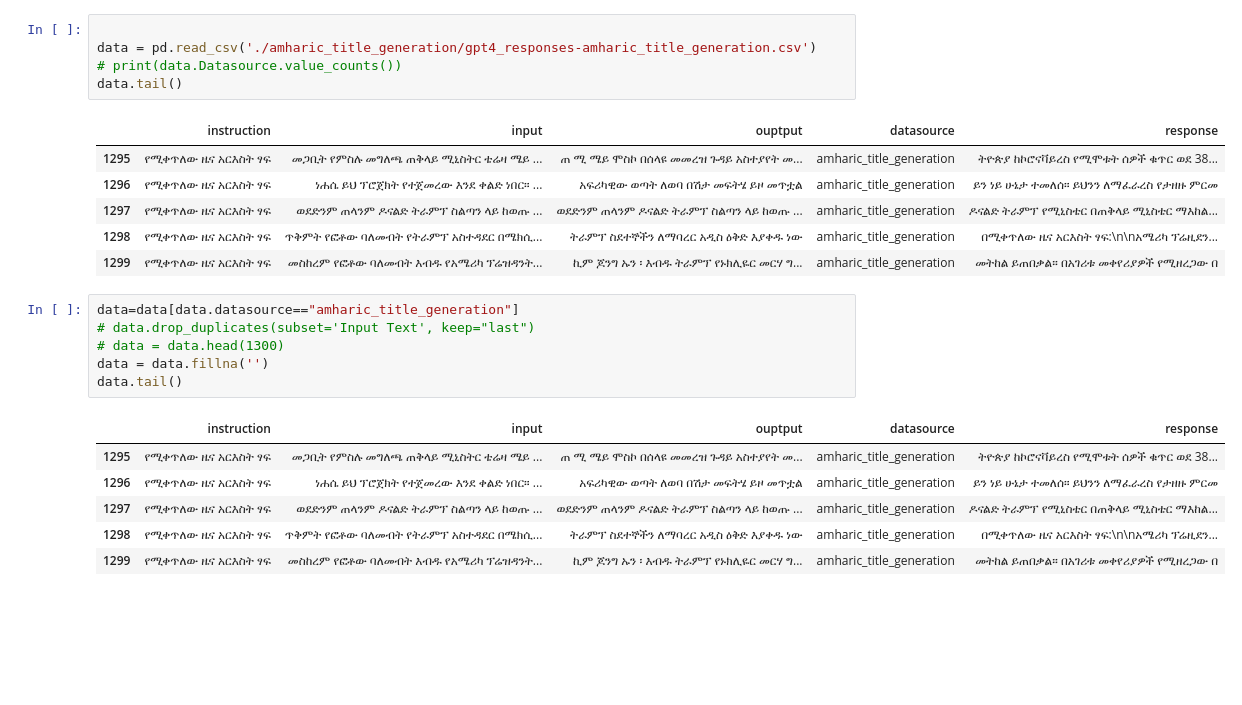
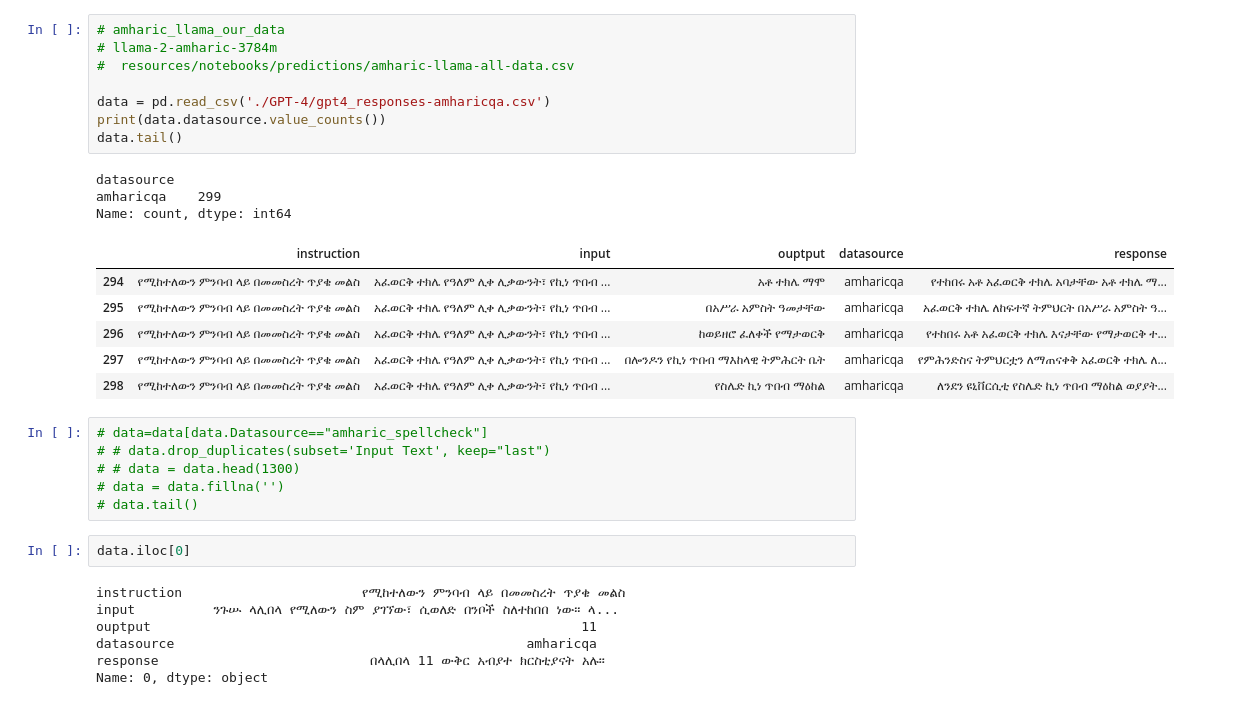
Before and after one commit to EthioNLP/afri-sft-data, a Jupyter notebook: resources/notebooks/generation_preformance.ipynb, the cells around one changed output. Drawn from its saved outputs; the diff is of its cells as text; blank space fills up the shorter version.

```diff
--- a/resources/notebooks/generation_preformance.ipynb
+++ b/resources/notebooks/generation_preformance.ipynb
@@ -22,28 +31,36 @@ tokenizer = AutoTokenizer.from_pretrained("iocuydi/llama-2-amharic-3784m")
 # %%
+# amharic_llama_our_data
+# llama-2-amharic-3784m
+#  resources/notebooks/predictions/amharic-llama-all-data.csv
 
-data = pd.read_csv('./amharic_title_generation/gpt4_responses-amharic_title_generation.csv')
-# print(data.Datasource.value_counts())
+data = pd.read_csv('./GPT-4/gpt4_responses-amharicqa.csv')
+print(data.datasource.value_counts())
 data.tail()
 # %% [output]
+datasource
+amharicqa    299
+Name: count, dtype: int64
 |  | instruction | input | ouptput | datasource | response |
-| 1295 | የሚቀጥለው ዜና አርእስት ፃፍ | መጋቢት የምስሉ መግለጫ ጠቅላይ ሚኒስትር ቴሬዛ ሜይ ... | ጠ ሚ ሜይ ሞስኮ በሰላዩ መመረዝ ጉዳይ አስተያየት መ... | amharic_title_generation | ትዮጵያ ከኮሮናቫይረስ የሚሞቱት ሰዎች ቁጥር ወደ 38... |
-| 1296 | የሚቀጥለው ዜና አርእስት ፃፍ | ነሐሴ ይህ ፕሮጀክት የተጀመረው እንደ ቀልድ ነበር። ... | አፍሪካዊው ወጣት ለወባ በሽታ መፍትሄ ይዞ መጥቷል | amharic_title_generation | ይን ነይ ሁኔታ ተመለሰ። ይህንን ለማፈራረስ የታዘዙ ምርመ |
-| 1297 | የሚቀጥለው ዜና አርእስት ፃፍ | ወደድንም ጠላንም ዶናልድ ትራምፕ ስልጣን ላይ ከወጡ ... | ወደድንም ጠላንም ዶናልድ ትራምፕ ስልጣን ላይ ከወጡ ... | amharic_title_generation | ዶናልድ ትራምፕ የሚኒስቴር በጠቅላይ ሚኒስቴር ማእከል... |
-| 1298 | የሚቀጥለው ዜና አርእስት ፃፍ | ጥቅምት የፎቶው ባለመብት የትራምፕ አስተዳደር በሜክሲ... | ትራምፕ ስደተኞችን ለማባረር አዲስ ዕቅድ እያቀዱ ነው | amharic_title_generation | በሚቀጥለው ዜና አርእስት ፃፍ:\n\nአሜሪካ ፕሬዚደን... |
-| 1299 | የሚቀጥለው ዜና አርእስት ፃፍ | መስከረም የፎቶው ባለመብት እብዱ የአሜሪካ ፕሬዝዳንት... | ኪም ጆንግ ኡን ፡ እብዱ ትራምፕ የኑክሊዬር መርሃ ግ... | amharic_title_generation | መትከል ይጠበቃል። በአገሪቱ መቀየሪያዎች የሚዘረጋው በ |
+| 294 | የሚከተለውን ምንባብ ላይ በመመስረት ጥያቄ መልስ | አፈወርቅ ተክሌ የዓለም ሊቀ ሊቃውንት፣ የኪነ ጥበብ ... | አቶ ተክሌ ማሞ | amharicqa | የተከበሩ አቶ አፈወርቅ ተክሌ አባታቸው አቶ ተክሌ ማ... |
+| 295 | የሚከተለውን ምንባብ ላይ በመመስረት ጥያቄ መልስ | አፈወርቅ ተክሌ የዓለም ሊቀ ሊቃውንት፣ የኪነ ጥበብ ... | በአሥራ አምስት ዓመታቸው | amharicqa | አፈወርቅ ተክሌ ለከፍተኛ ትምህርት በአሥራ አምስት ዓ... |
+| 296 | የሚከተለውን ምንባብ ላይ በመመስረት ጥያቄ መልስ | አፈወርቅ ተክሌ የዓለም ሊቀ ሊቃውንት፣ የኪነ ጥበብ ... | ከወይዘሮ ፈለቀች የማታወርቅ | amharicqa | የተከበሩ አቶ አፈወርቅ ተክሌ እናታቸው የማታወርቅ ተ... |
+| 297 | የሚከተለውን ምንባብ ላይ በመመስረት ጥያቄ መልስ | አፈወርቅ ተክሌ የዓለም ሊቀ ሊቃውንት፣ የኪነ ጥበብ ... | በሎንዶን የኪነ ጥበብ ማእከላዊ ትምሕርት ቤት | amharicqa | የምሕንድስና ትምህርቷን ለማጠናቀቅ አፈወርቅ ተክሌ ለ... |
+| 298 | የሚከተለውን ምንባብ ላይ በመመስረት ጥያቄ መልስ | አፈወርቅ ተክሌ የዓለም ሊቀ ሊቃውንት፣ የኪነ ጥበብ ... | የስሌድ ኪነ ጥበብ ማዕከል | amharicqa | ለንደን ዩኒቨርሲቲ የስሌድ ኪነ ጥበብ ማዕከል ወያያት... |
 # %%
-data=data[data.datasource=="amharic_title_generation"]
-# data.drop_duplicates(subset='Input Text', keep="last")
-# data = data.head(1300)
-data = data.fillna('')
-data.tail()
+# data=data[data.Datasource=="amharic_spellcheck"]
+# # data.drop_duplicates(subset='Input Text', keep="last")
+# # data = data.head(1300)
+# data = data.fillna('')
+# data.tail()
-# %% [output]
-|  | instruction | input | ouptput | datasource | response |
-| 1295 | የሚቀጥለው ዜና አርእስት ፃፍ | መጋቢት የምስሉ መግለጫ ጠቅላይ ሚኒስትር ቴሬዛ ሜይ ... | ጠ ሚ ሜይ ሞስኮ በሰላዩ መመረዝ ጉዳይ አስተያየት መ... | amharic_title_generation | ትዮጵያ ከኮሮናቫይረስ የሚሞቱት ሰዎች ቁጥር ወደ 38... |
-| 1296 | የሚቀጥለው ዜና አርእስት ፃፍ | ነሐሴ ይህ ፕሮጀክት የተጀመረው እንደ ቀልድ ነበር። ... | አፍሪካዊው ወጣት ለወባ በሽታ መፍትሄ ይዞ መጥቷል | amharic_title_generation | ይን ነይ ሁኔታ ተመለሰ። ይህንን ለማፈራረስ የታዘዙ ምርመ |
-| 1297 | የሚቀጥለው ዜና አርእስት ፃፍ | ወደድንም ጠላንም ዶናልድ ትራምፕ ስልጣን ላይ ከወጡ ... | ወደድንም ጠላንም ዶናልድ ትራምፕ ስልጣን ላይ ከወጡ ... | amharic_title_generation | ዶናልድ ትራምፕ የሚኒስቴር በጠቅላይ ሚኒስቴር ማእከል... |
-| 1298 | የሚቀጥለው ዜና አርእስት ፃፍ | ጥቅምት የፎቶው ባለመብት የትራምፕ አስተዳደር በሜክሲ... | ትራምፕ ስደተኞችን ለማባረር አዲስ ዕቅድ እያቀዱ ነው | amharic_title_generation | በሚቀጥለው ዜና አርእስት ፃፍ:\n\nአሜሪካ ፕሬዚደን... |
-| 1299 | የሚቀጥለው ዜና አርእስት ፃፍ | መስከረም የፎቶው ባለመብት እብዱ የአሜሪካ ፕሬዝዳንት... | ኪም ጆንግ ኡን ፡ እብዱ ትራምፕ የኑክሊዬር መርሃ ግ... | amharic_title_generation | መትከል ይጠበቃል። በአገሪቱ መቀየሪያዎች የሚዘረጋው በ |
+# %%
+data.iloc[0]
+# %% [output]
+instruction                       የሚከተለውን ምንባብ ላይ በመመስረት ጥያቄ መልስ
+input          ንጉሡ ላሊበላ የሚለውን ስም ያገኘው፣ ሲወለድ በንቦች ስለተከበበ ነው። ላ...
+ouptput                                                       11
+datasource                                             amharicqa
+response                           በላሊበላ 11 ውቅር አብያተ ክርስቲያናት አሉ።
+Name: 0, dtype: object
 # %%
 nltk.download('punkt')
 # %% [output]
```
Also changed, not shown: parts of 5 cells of this notebook.
